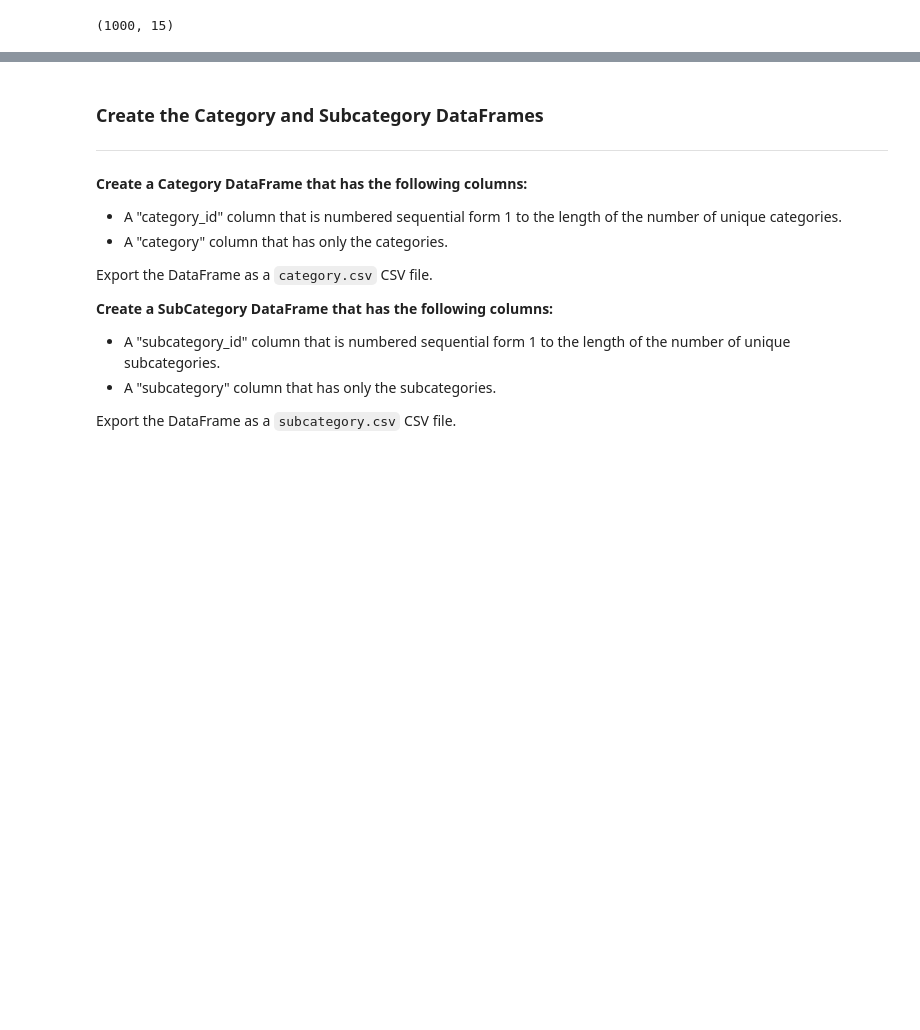
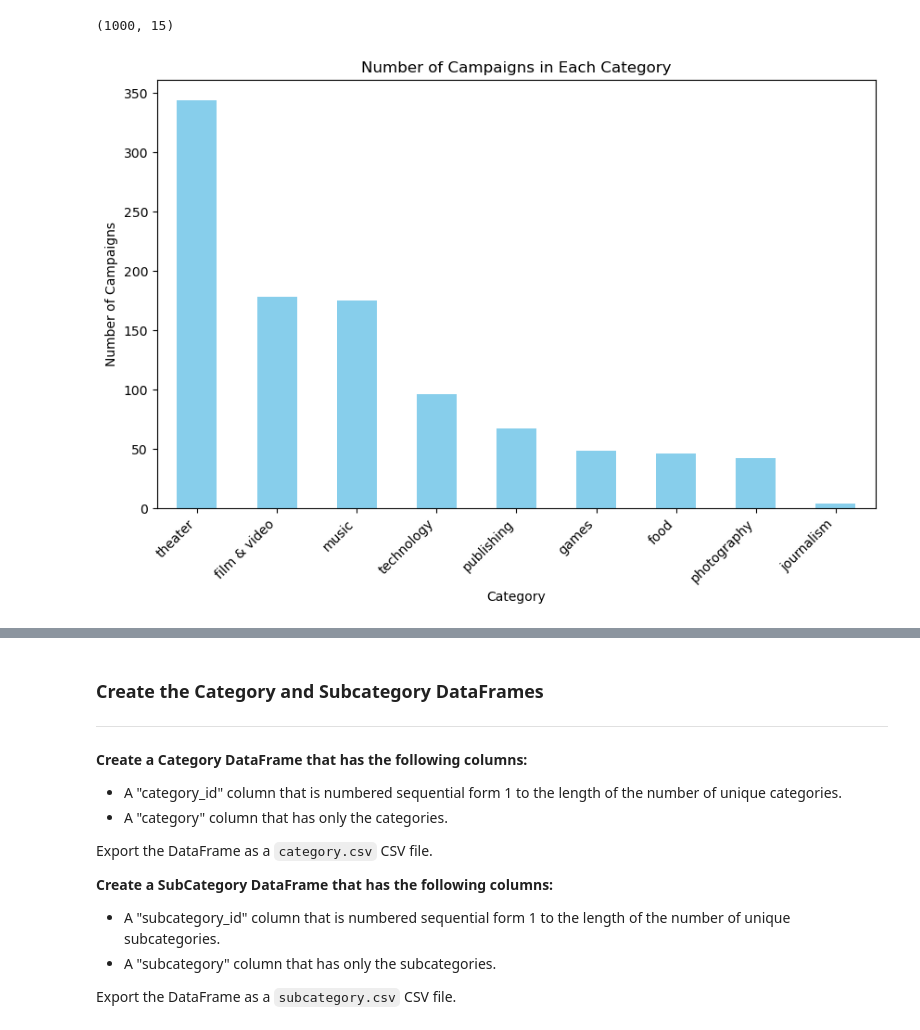
Before and after one commit to AnqaJaved/Crowdfunding_ETL, a Jupyter notebook: ETL_Mini_Project_AJaved.ipynb, the cells around one changed output, grey strips where cells are left out. Saved outputs shown, nothing was run; the diff lists cells and outputs as text; code cells hidden in the pictures; blank space fills up the shorter version.

```diff
--- a/ETL_Mini_Project_AJaved.ipynb
+++ b/ETL_Mini_Project_AJaved.ipynb
@@ -50,3 +68,14 @@ crowdfunding_info_df.describe(include='all')
 crowdfunding_info_df.shape
 # %% [output]
 (1000, 15)
+# %%
+# Plot a bar chart to visualize the number of campaigns in each category
+category_counts = crowdfunding_info_df['category'].value_counts()
+category_counts.plot(kind='bar', figsize=(10, 6), color='skyblue')
+plt.title('Number of Campaigns in Each Category')
+plt.xlabel('Category')
+plt.ylabel('Number of Campaigns')
+plt.xticks(rotation=45, ha='right')
+plt.show()
+# %% [output]
+[figure, added]
```
Also changed, not shown: parts of 12 cells of this notebook.
